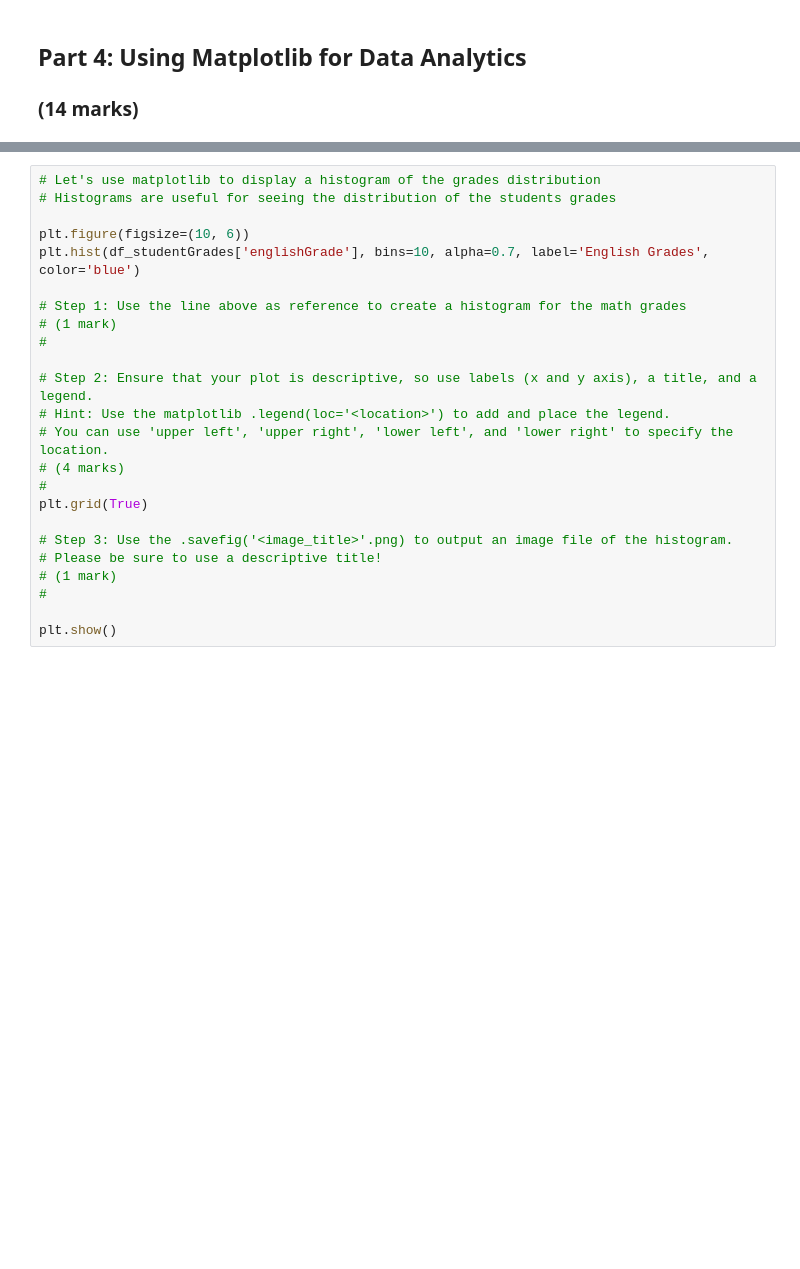
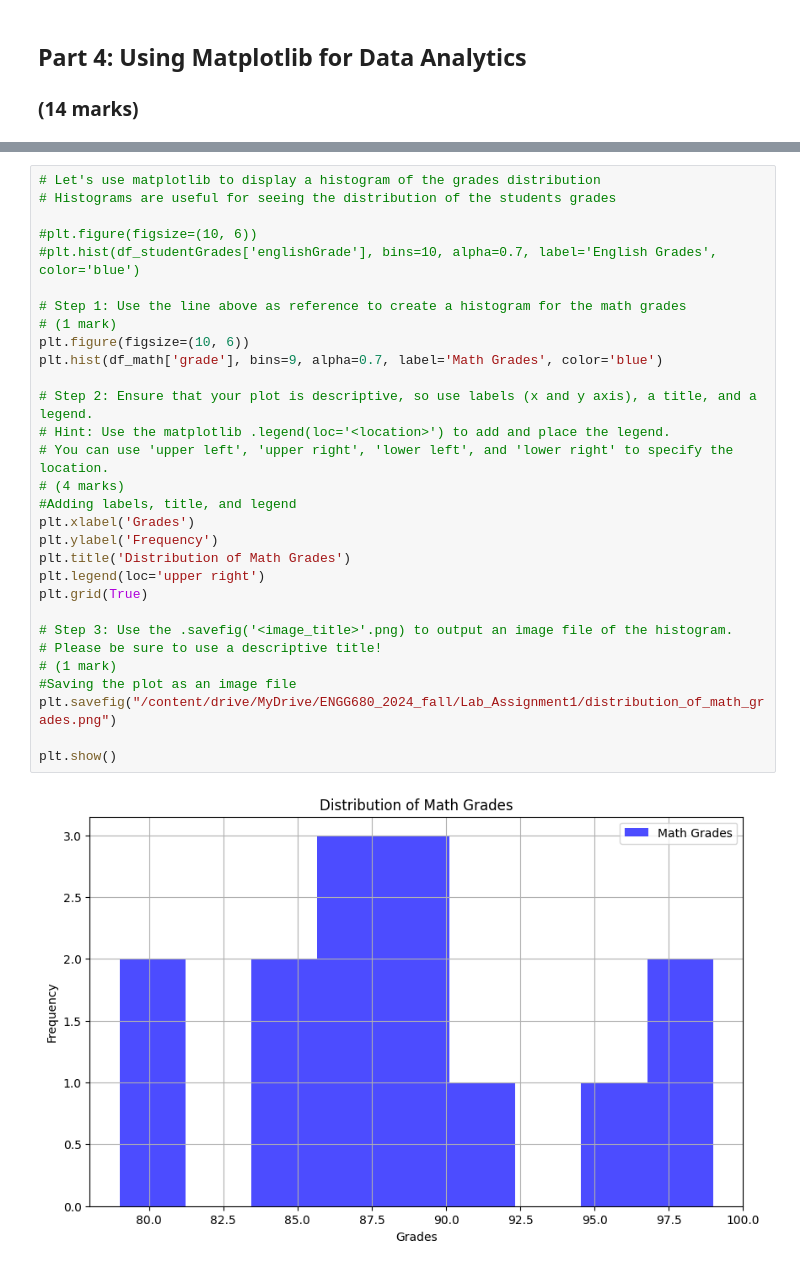
Before and after one commit to elviskwakunyarko/ENGG680_2024_fall, a Jupyter notebook: Lab_Assignment1/StudentGradeManagementSystem.ipynb, the cells around one changed output, grey strips where cells are left out. Saved outputs shown, nothing was run; the diff lists cells and outputs as text; blank space fills up the shorter version.

```diff
--- a/Lab_Assignment1/StudentGradeManagementSystem.ipynb
+++ b/Lab_Assignment1/StudentGradeManagementSystem.ipynb
@@ -457,27 +476,35 @@ newIndex
 # %%
 # Let's use matplotlib to display a histogram of the grades distribution
 # Histograms are useful for seeing the distribution of the students grades
 
-plt.figure(figsize=(10, 6))
-plt.hist(df_studentGrades['englishGrade'], bins=10, alpha=0.7, label='English Grades', color='blue')
+#plt.figure(figsize=(10, 6))
+#plt.hist(df_studentGrades['englishGrade'], bins=10, alpha=0.7, label='English Grades', color='blue')
 
 # Step 1: Use the line above as reference to create a histogram for the math grades
 # (1 mark)
-#
+plt.figure(figsize=(10, 6))
+plt.hist(df_math['grade'], bins=9, alpha=0.7, label='Math Grades', color='blue')
 
 # Step 2: Ensure that your plot is descriptive, so use labels (x and y axis), a title, and a legend.
 # Hint: Use the matplotlib .legend(loc='<location>') to add and place the legend.
 # You can use 'upper left', 'upper right', 'lower left', and 'lower right' to specify the location.
 # (4 marks)
-#
+#Adding labels, title, and legend
+plt.xlabel('Grades')
+plt.ylabel('Frequency')
+plt.title('Distribution of Math Grades')
+plt.legend(loc='upper right')
 plt.grid(True)
 
 # Step 3: Use the .savefig('<image_title>'.png) to output an image file of the histogram.
 # Please be sure to use a descriptive title!
 # (1 mark)
-#
+#Saving the plot as an image file
+plt.savefig("/content/drive/MyDrive/ENGG680_2024_fall/Lab_Assignment1/distribution_of_math_grades.png")
 
 plt.show()
+# %% [output]
+[figure, added]
 # %%
 # Let's also use matplotlib to display a scatter plot of English vs. Math grades
 # Scatter plots are useful for seeing the relationship between two variables
```
Also changed, not shown: parts of 5 cells of this notebook, 2 other files.
